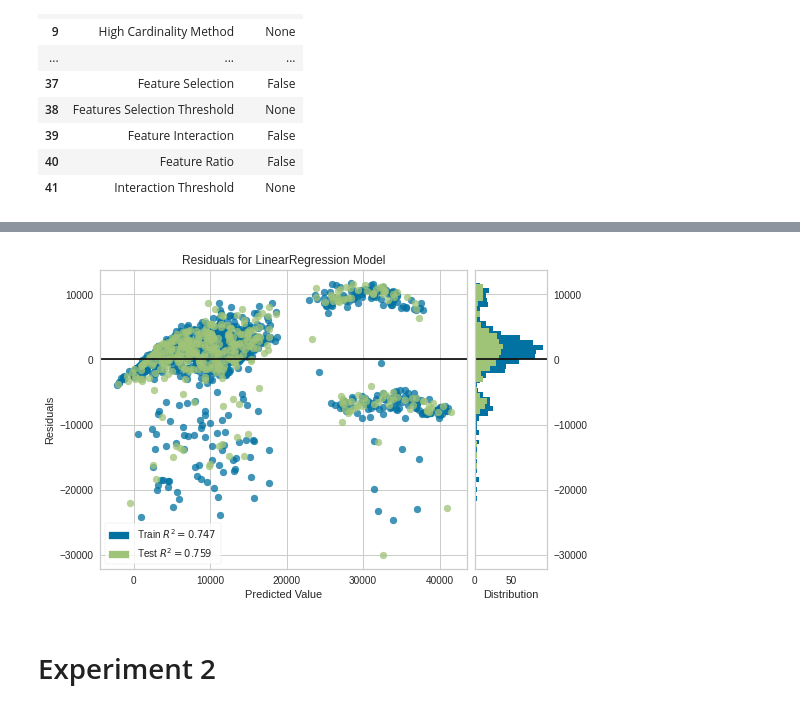
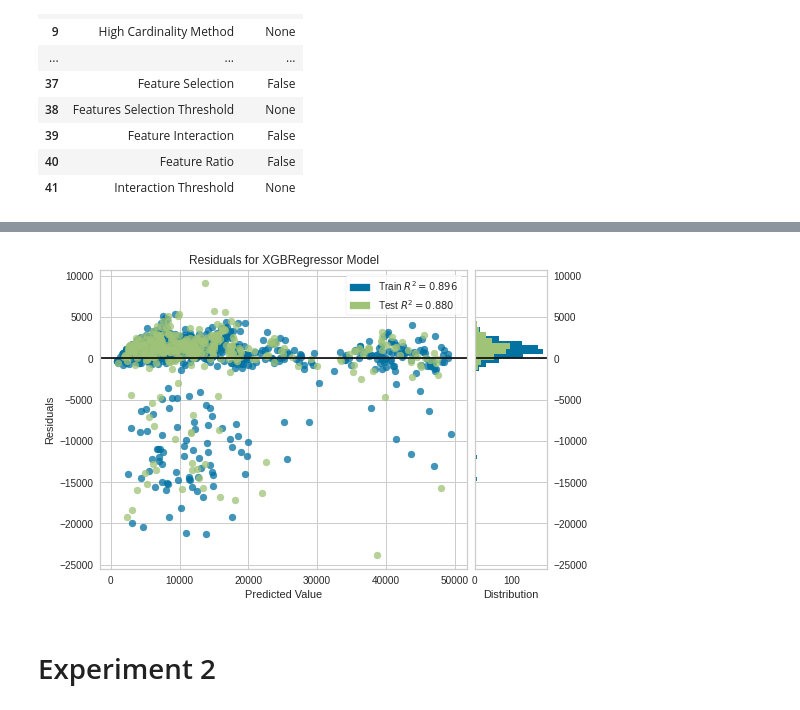
Before and after one commit to simoneperazzoli/pycaret-deployment-streamlit, a Jupyter notebook: Insurance_Model_Training_Notebook.ipynb, the cells around one changed output, grey strips where cells are left out. Cells and saved outputs as stored; diff of their text form; code cells hidden in the pictures.

```diff
--- a/Insurance_Model_Training_Notebook.ipynb
+++ b/Insurance_Model_Training_Notebook.ipynb
@@ -51,0 +36,2 @@ lr = create_model('lr')
+# %%
+xgboost = create_model('xgboost')
@@ -52,7 +52,7 @@ lr = create_model('lr')
 # %%
-plot_model(lr)
+plot_model(xgboost)
 # %% [output]
-[figure, old version]
+[figure, new version]
 # %% [markdown]
 # Experiment 2
 # %%
```
Also changed, not shown: parts of 12 cells of this notebook.
